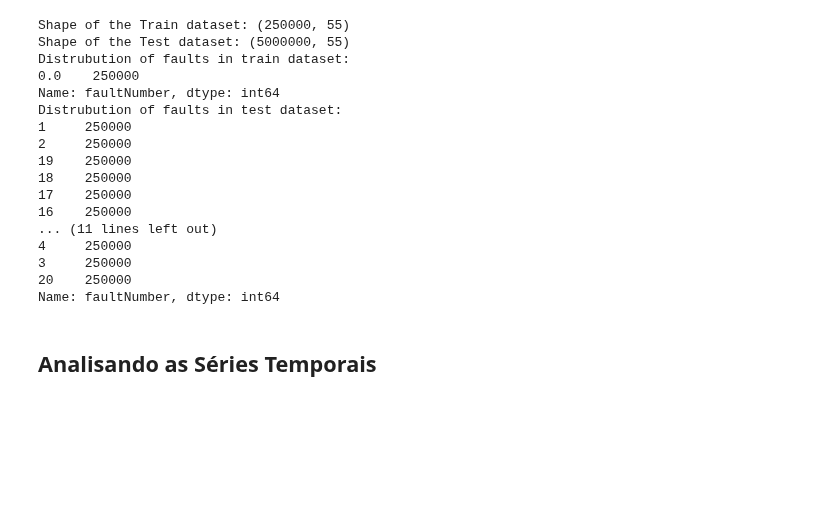
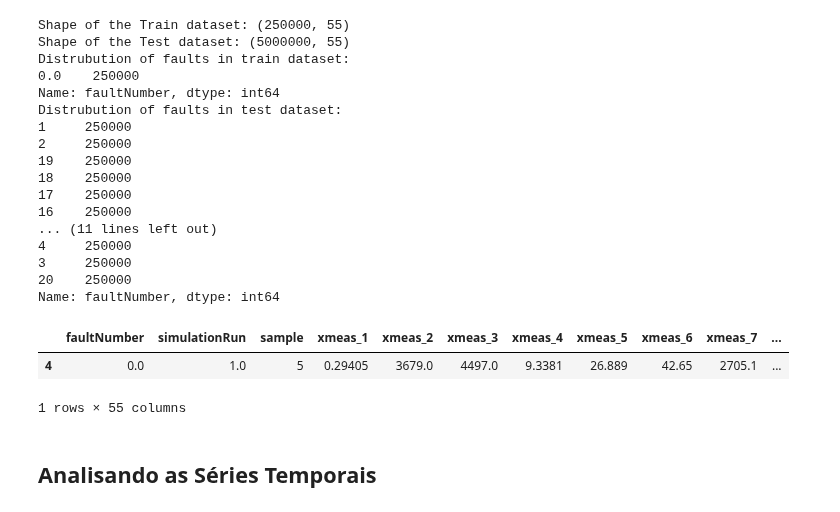
Before and after one commit to gabrielvinicios02/ExperimentsMultivariate, a Jupyter notebook: ClassificadorXGBoost.ipynb, the cells around one changed output. Drawn from its saved outputs; the diff is of its cells as text; code cells hidden in the pictures; blank space fills up the shorter version.

```diff
--- a/ClassificadorXGBoost.ipynb
+++ b/ClassificadorXGBoost.ipynb
@@ -149,6 +149,12 @@ Name: faultNumber, dtype: int64
 # %%
 train_ts_2 = train_ts[0:50000]
 test_2 = test[0:50000]
+# %%
+train_ts.loc[[4]]#comando de filtrar linhas
+# %% [output]
+|  | faultNumber | simulationRun | sample | xmeas_1 | xmeas_2 | xmeas_3 | xmeas_4 | xmeas_5 | xmeas_6 | xmeas_7 | ... |
+| 4 | 0.0 | 1.0 | 5 | 0.29405 | 3679.0 | 4497.0 | 9.3381 | 26.889 | 42.65 | 2705.1 | ... |
+1 rows × 55 columns
 # %%
 import warnings
 warnings.filterwarnings('ignore')
```
Also changed, not shown: parts of 2 cells of this notebook.
